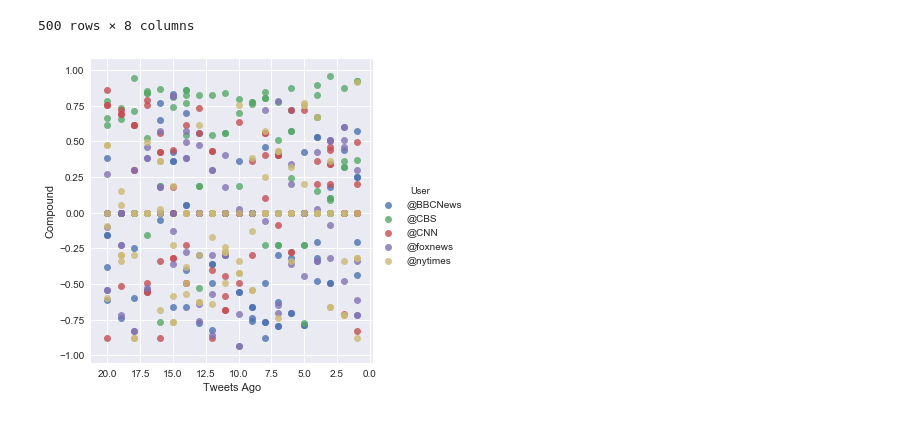
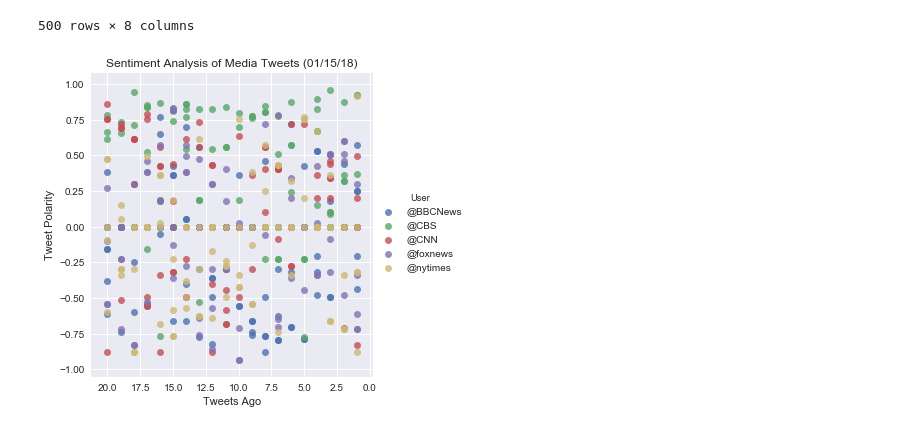
Before and after one commit to timothyyu/twitter-sentiment, a Jupyter notebook: main.ipynb, the cells around one changed output. Drawn from its saved outputs; the diff is of its cells as text; code cells hidden in the pictures.

Commit message:
added overall sentiment plot in two versions (plt and sns); plt working but incorrect visual output

```diff
--- a/main.ipynb
+++ b/main.ipynb
@@ -89,16 +89,19 @@ sentiments_pd.to_csv("TwitterMoodSentiment.csv")
 # %%
 #sentiments_pd_grouped = sentiments_pd.groupby(['User'])
 #sentiments_pd_grouped.count().head()
 #for user in sentiments_pd_grouped["User"]:
 #plt.scatter(sentiments_pd_grouped["Tweets Ago"],sentiments_pd_grouped["Compound"])
 #plt.title("Sentiment Analysis of Media Tweets (%s)" % (time.strftime("%x")))
 #plt.legend(sentiments_pd["User"])
 #plt.ylabel("Tweet Polarity")
 #plt.xlabel("Tweets Ago")
 #plt.show()
 
 sns.lmplot("Tweets Ago", "Compound", data=sentiments_pd, hue='User', fit_reg=False)
+sns.plt.title("Sentiment Analysis of Media Tweets (%s)" % (time.strftime("%x")))
+sns.plt.ylabel("Tweet Polarity")
+sns.plt.xlabel("Tweets Ago")
 sns.plt.gca().invert_xaxis()
 sns.plt.show()
 # %% [output]
-[figure, old version]
+[figure, new version]
```
Also changed, not shown: parts of 2 cells of this notebook.
